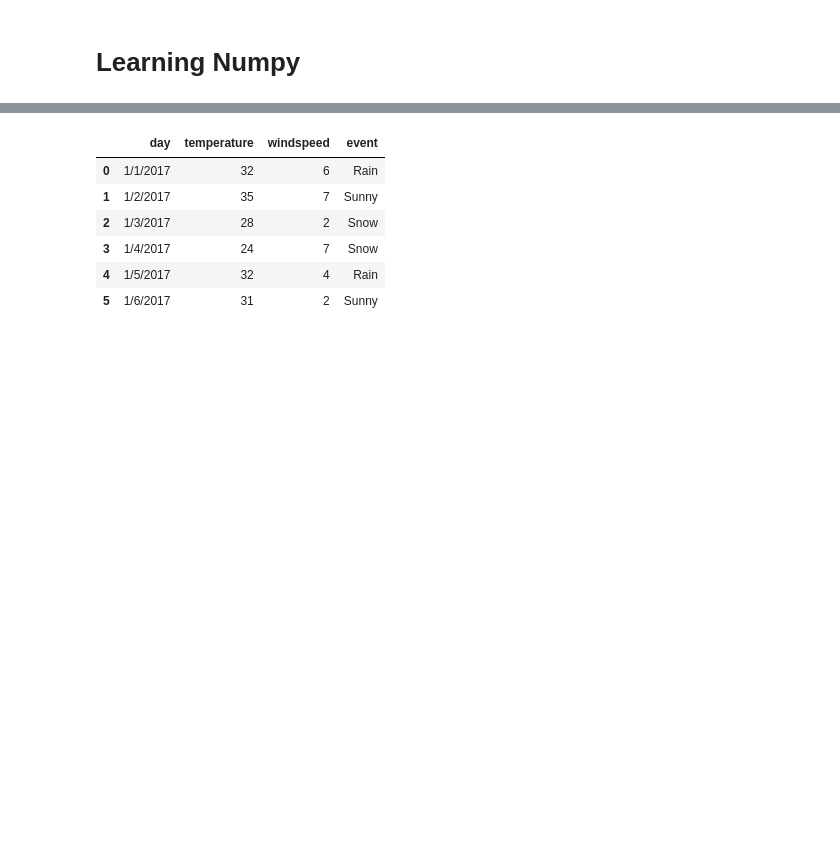
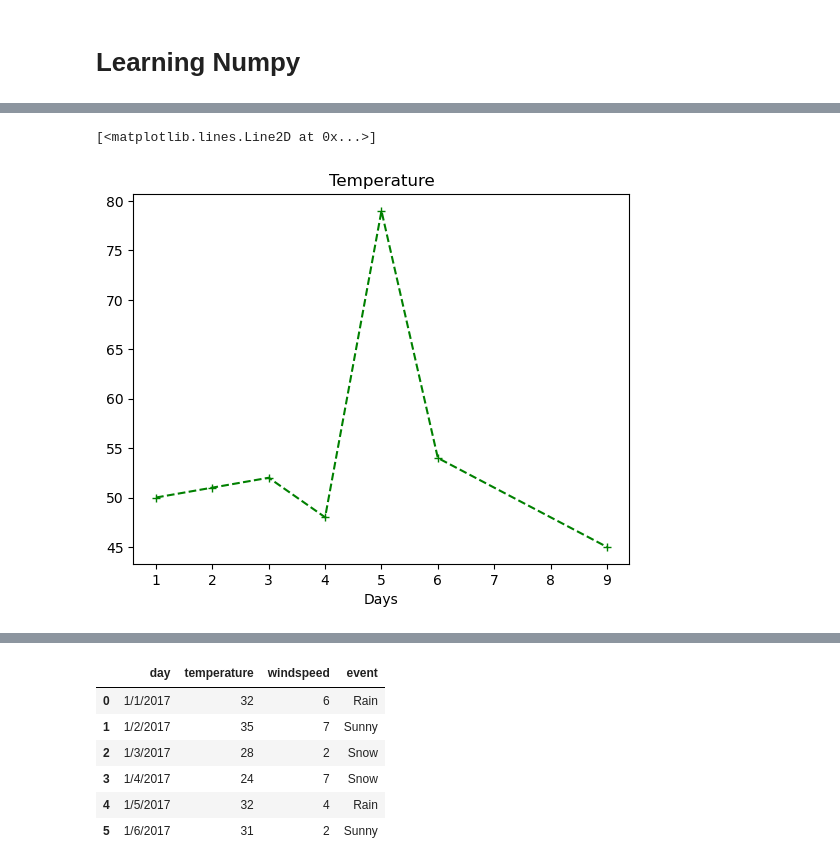
Before and after one commit to nomankhokhar/data_science_learning, a Jupyter notebook: main.ipynb, the cells around one changed output, grey strips where cells are left out. Drawn from its saved outputs; the diff is of its cells as text; code cells hidden in the pictures; blank space fills up the shorter version.

Commit message:
Matplotlib 4 Lectures Done

```diff
--- a/main.ipynb
+++ b/main.ipynb
@@ -603,0 +591,13 @@ Text(0.5, 1.0, 'Temperature')
+# %%
+x = [1,2,3,4,5,6,9]
+y = [50,51,52,48,79,54,45]
+
+plt.xlabel('Days')
+plt.xlabel('Days')
+plt.title('Temperature')
+
+# g mean green you can pass any color as you like hex value as wellb
+plt.plot(x,y , 'g+--')
+# %% [output]
+[<matplotlib.lines.Line2D at 0x...>]
+[figure, added]
```
Also changed, not shown: parts of 20 cells of this notebook.
